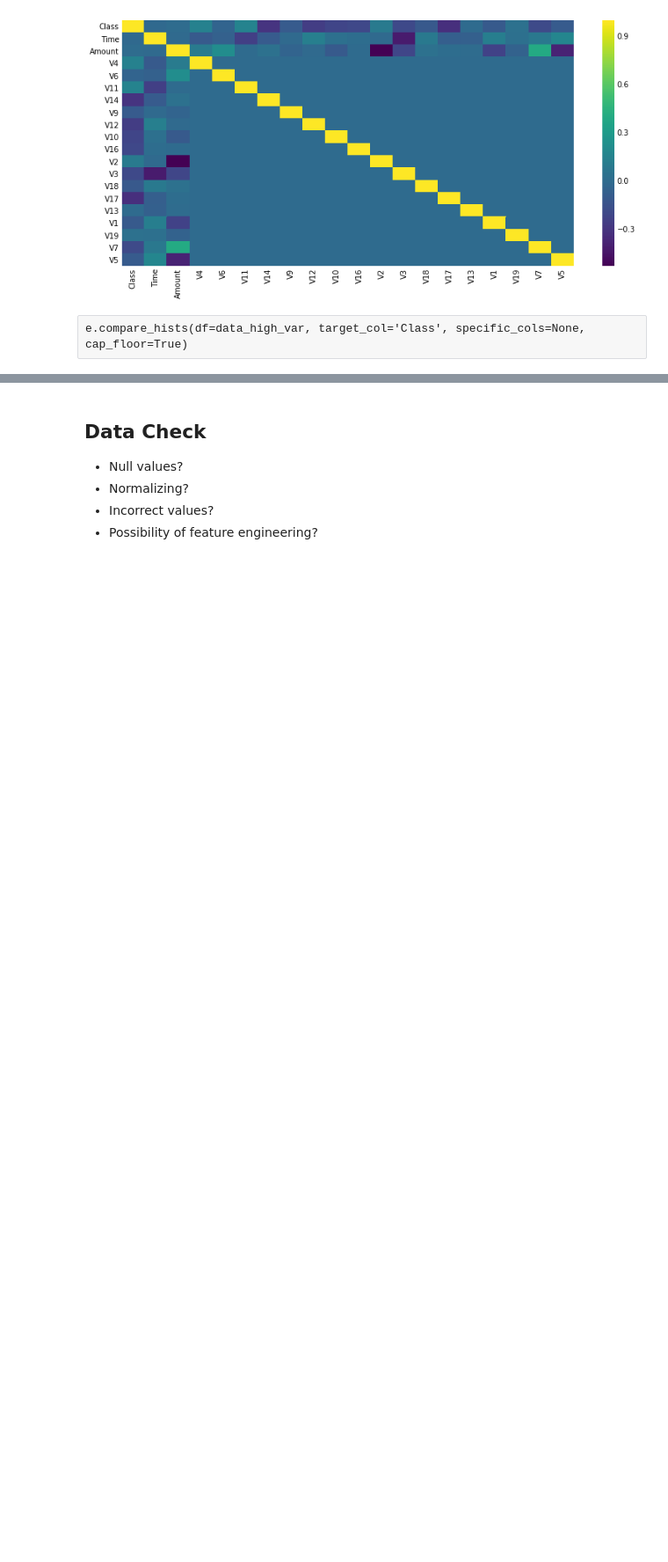
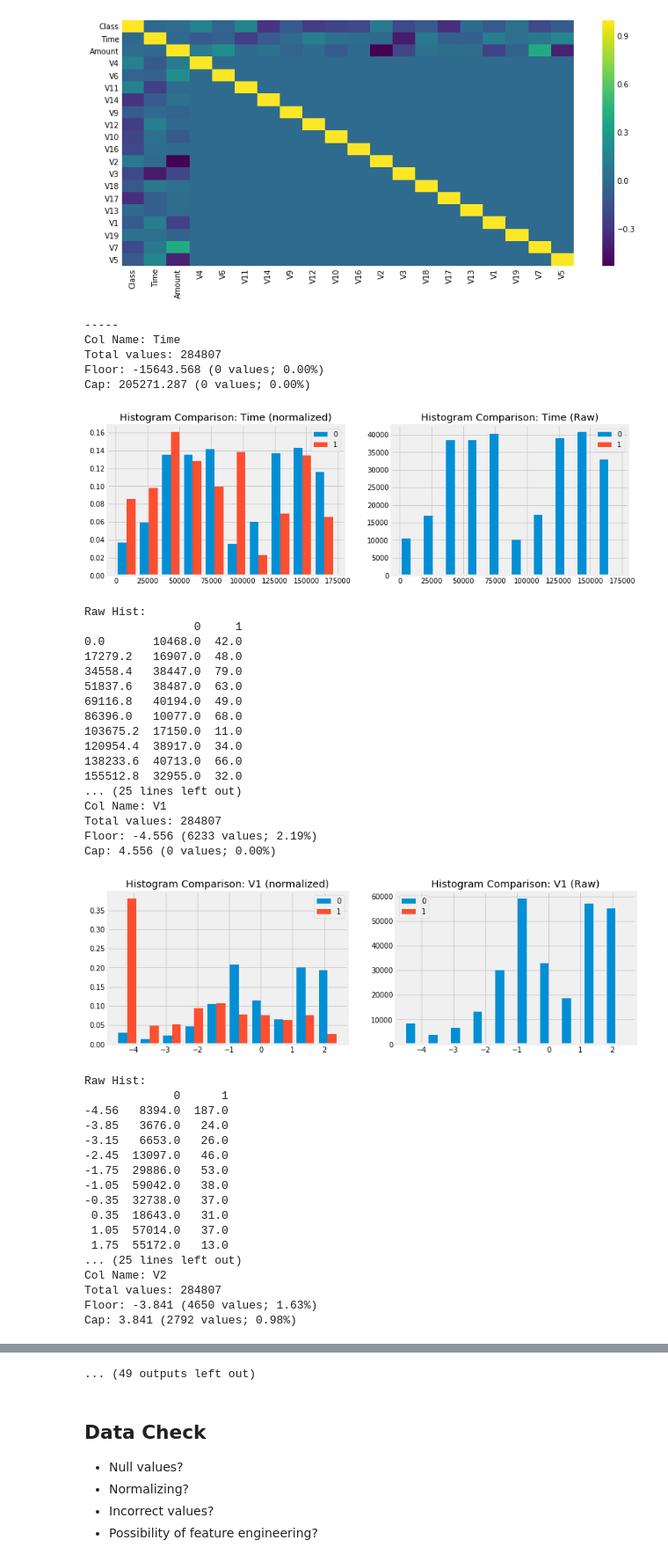
Before and after one commit to wnstnb/research, a Jupyter notebook: Predicting Credit Card Fraud V2.ipynb, the cells around one changed output, grey strips where cells are left out. Shown at 88% size. Cells and saved outputs as stored; diff of their text form; code cells hidden in the pictures; blank space fills up the shorter version.

```diff
--- a/Predicting Credit Card Fraud V2.ipynb
+++ b/Predicting Credit Card Fraud V2.ipynb
@@ -167,2 +162,44 @@ data_high_var = data[high_var_feats]
-# %% [raw]
-e.compare_hists(df=data_high_var, target_col='Class', specific_cols=None, cap_floor=True)
+# %%
+e.compare_hists(df=data, target_col='Class', specific_cols=None, cap_floor=True)
+# %% [output]
+-----
+Col Name: Time
+Total values: 284807
+Floor: -15643.568 (0 values; 0.00%)
+Cap: 205271.287 (0 values; 0.00%)
+[figure, added]
+Raw Hist:
+                0     1
+0.0       10468.0  42.0
+17279.2   16907.0  48.0
+34558.4   38447.0  79.0
+51837.6   38487.0  63.0
+69116.8   40194.0  49.0
+86396.0   10077.0  68.0
+103675.2  17150.0  11.0
+120954.4  38917.0  34.0
+138233.6  40713.0  66.0
+155512.8  32955.0  32.0
+... (25 lines left out)
+Col Name: V1
+Total values: 284807
+Floor: -4.556 (6233 values; 2.19%)
+Cap: 4.556 (0 values; 0.00%)
+[figure, added]
+Raw Hist:
+             0      1
+-4.56   8394.0  187.0
+-3.85   3676.0   24.0
+-3.15   6653.0   26.0
+-2.45  13097.0   46.0
+-1.75  29886.0   53.0
+-1.05  59042.0   38.0
+-0.35  32738.0   37.0
+ 0.35  18643.0   31.0
+ 1.05  57014.0   37.0
+ 1.75  55172.0   13.0
+... (25 lines left out)
+Col Name: V2
+Total values: 284807
+Floor: -3.841 (4650 values; 1.63%)
+Cap: 3.841 (2792 values; 0.98%)
@@ -169,3 +261,4 @@ e.compare_hists(df=data_high_var, target_col='Class', specific_cols=None, cap_fl
+... (49 outputs left out)
 # %% [markdown]
 ## Data Check
 - Null values?
```
Also changed, not shown: parts of 21 cells of this notebook.
